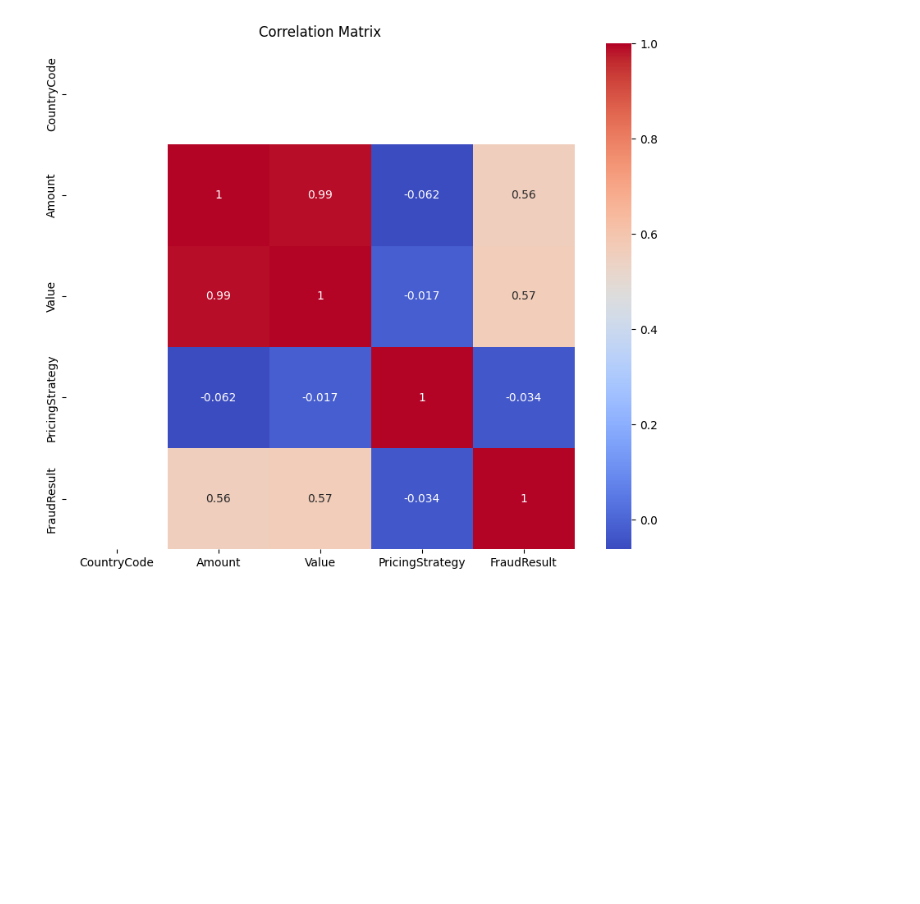
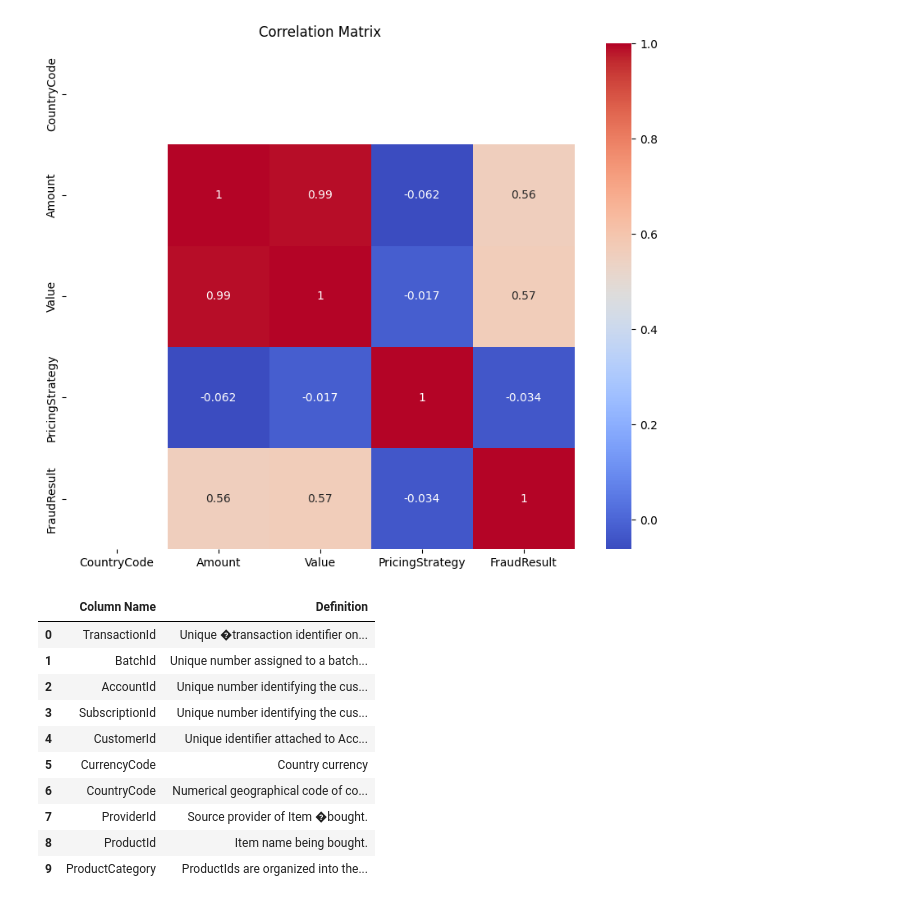
Before and after one commit to yosefmaregn2017-droid/credit-risk-model, a Jupyter notebook: notebooks/eda.ipynb, the cells around one changed output. Saved outputs shown, nothing was run; the diff lists cells and outputs as text; code cells hidden in the pictures; blank space fills up the shorter version.

```diff
--- a/notebooks/eda.ipynb
+++ b/notebooks/eda.ipynb
@@ -89,3 +89,22 @@ plt.title("Correlation Matrix")
 plt.show()
 # %% [output]
 [figure]
+# %%
+# Load variable definitions
+var_def_path = r"C:\Users\Yosef Maregn\Desktop\credit-risk-model\data\raw\Xente_Variable_Definitions.csv"
+var_def = pd.read_csv(var_def_path)
+
+# Preview first 10 rows
+var_def.head(10)
+# %% [output]
+|  | Column Name | Definition |
+| 0 | TransactionId | Unique �transaction identifier on... |
+| 1 | BatchId | Unique number assigned to a batch... |
+| 2 | AccountId | Unique number identifying the cus... |
+| 3 | SubscriptionId | Unique number identifying the cus... |
+| 4 | CustomerId | Unique identifier attached to Acc... |
+| 5 | CurrencyCode | Country currency |
+| 6 | CountryCode | Numerical geographical code of co... |
+| 7 | ProviderId | Source provider of Item �bought. |
+| 8 | ProductId | Item name being bought. |
+| 9 | ProductCategory | ProductIds are organized into the... |
```
Also changed, not shown: parts of 1 cell of this notebook, 1 other file.
